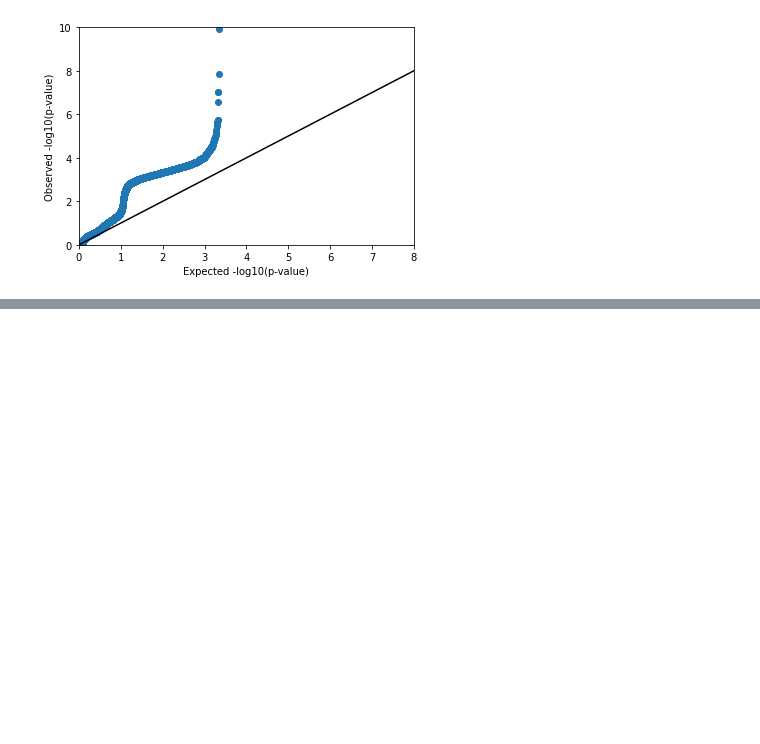
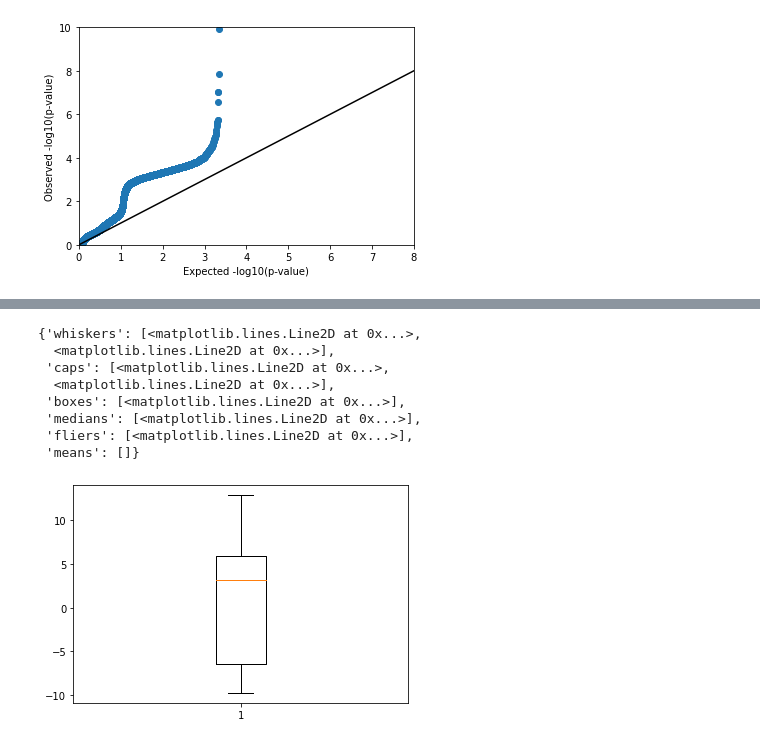
Before and after one commit to chende35/qbb2020-answers, a Jupyter notebook: week3/hw2-week3.ipynb, the cells around one changed output, grey strips where cells are left out. Saved outputs shown, nothing was run; the diff lists cells and outputs as text; code cells hidden in the pictures; blank space fills up the shorter version.

```diff
--- a/week3/hw2-week3.ipynb
+++ b/week3/hw2-week3.ipynb
@@ -265,0 +390,14 @@ plt.show()
+# %%
+
+alt_homo=df.loc[df[0] == '1/1']
+plt.boxplot(alt_homo['pheno'])
+# %% [output]
+{'whiskers': [<matplotlib.lines.Line2D at 0x...>,
+  <matplotlib.lines.Line2D at 0x...>],
+ 'caps': [<matplotlib.lines.Line2D at 0x...>,
+  <matplotlib.lines.Line2D at 0x...>],
+ 'boxes': [<matplotlib.lines.Line2D at 0x...>],
+ 'medians': [<matplotlib.lines.Line2D at 0x...>],
+ 'fliers': [<matplotlib.lines.Line2D at 0x...>],
+ 'means': []}
+[figure, added]
```
Also changed, not shown: parts of 10 cells of this notebook.
